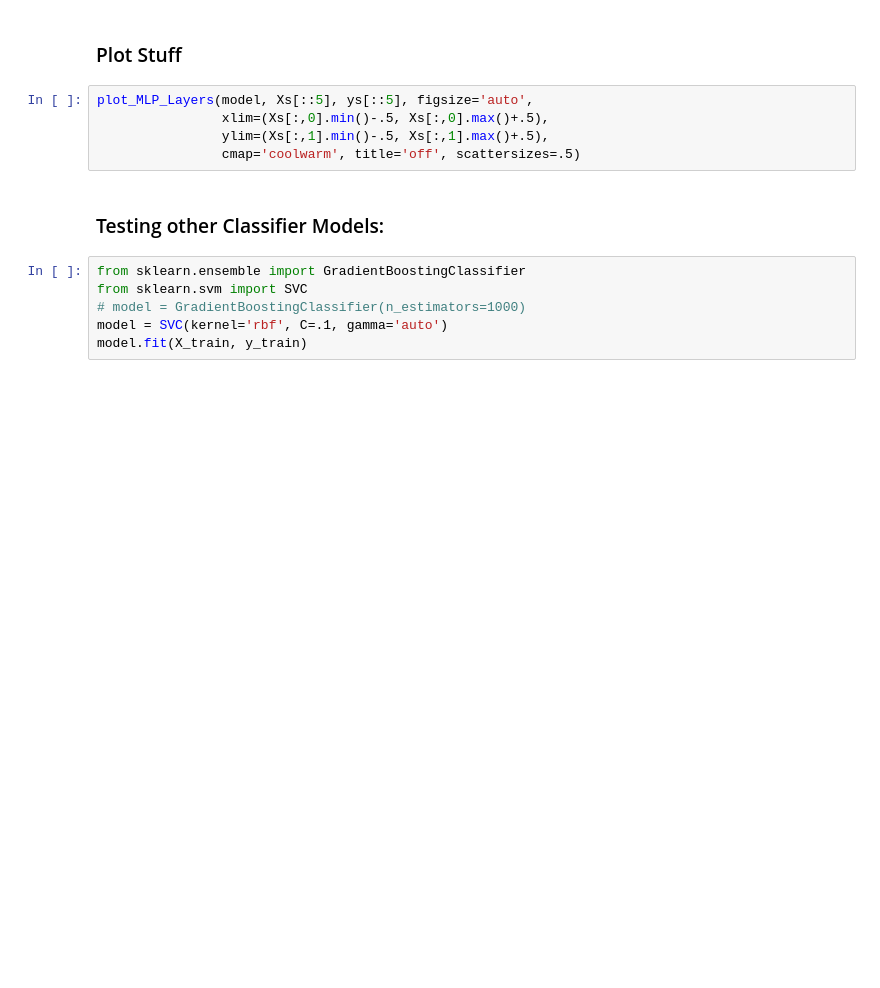
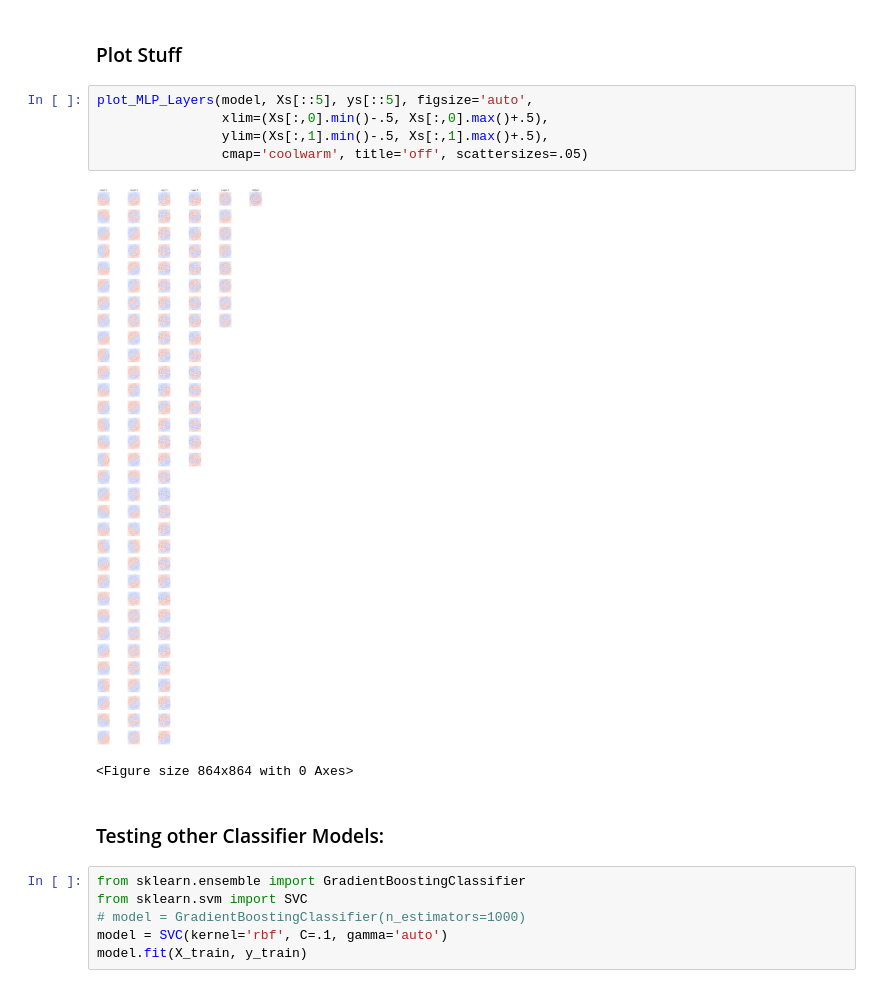
Before and after one commit to TobiasHierlmeier/Visualization-of-NNs, a Jupyter notebook: MLP_Playground.ipynb, the cells around one changed output. Cells and saved outputs as stored; diff of their text form; blank space fills up the shorter version.

```diff
--- a/MLP_Playground.ipynb
+++ b/MLP_Playground.ipynb
@@ -315,8 +348,11 @@ print('Test Accuracy: {:.4f}'.format(accuracy_score(model.predict(X_test), y_tes
 # %%
 plot_MLP_Layers(model, Xs[::5], ys[::5], figsize='auto',
                 xlim=(Xs[:,0].min()-.5, Xs[:,0].max()+.5),
                 ylim=(Xs[:,1].min()-.5, Xs[:,1].max()+.5),
-                cmap='coolwarm', title='off', scattersizes=.5)
+                cmap='coolwarm', title='off', scattersizes=.05)
+# %% [output]
+[figure, added]
+<Figure size 864x864 with 0 Axes>
 # %% [markdown]
 ### Testing other Classifier Models:
 # %%
```
Also changed, not shown: parts of 11 cells of this notebook.
